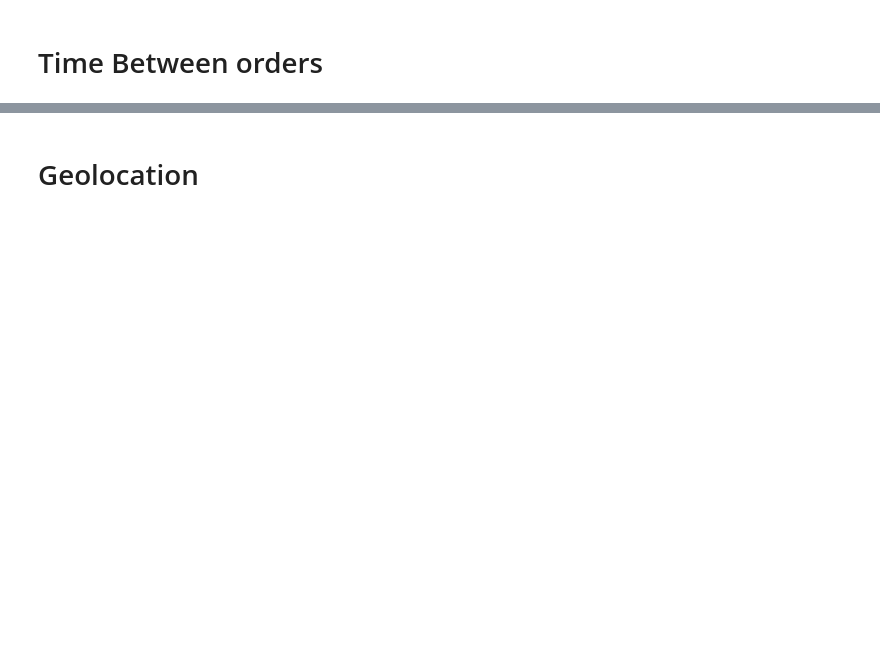
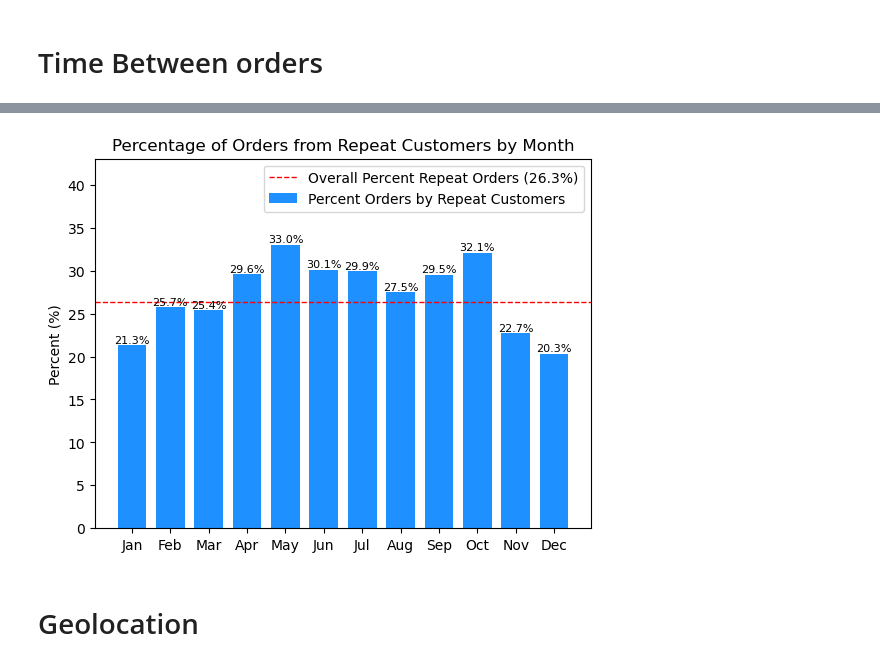
Before and after one commit to olincollege/repeat-order-analysis, a Jupyter notebook: visualization.ipynb, the cells around one changed output, grey strips where cells are left out. Saved outputs shown, nothing was run; the diff lists cells and outputs as text; code cells hidden in the pictures; blank space fills up the shorter version.

```diff
--- a/visualization.ipynb
+++ b/visualization.ipynb
@@ -160,3 +212,27 @@ ValueError: too many values to unpack (expected 2)
+# %%
+percent_repeat_by_month = [(multiple_by_month[i]/(multiple_by_month[i]+single_by_month[i]))*100 for i in range(len(single_by_month))]
+mean_percent_repeat = sum(multiple_by_month)/(sum(single_by_month)+sum(multiple_by_month))*100
+
+months_abbreviations = ["Jan", "Feb", "Mar", "Apr", "May", "Jun", "Jul", "Aug", "Sep", "Oct", "Nov", "Dec"]
+
+fig, ax1 = plt.subplots()
+
+# Bar chart
+bars = ax1.bar(months_abbreviations, percent_repeat_by_month, width=.75, color='dodgerblue', label='Percent Orders by Repeat Customers')
+ax1.axhline(y=mean_percent_repeat, color='red', linestyle='--', linewidth=1, label='Overall Percent Repeat Orders (26.3%)')
+
+# Adding labels to each bar
+labels = [f'{value:.1f}%' for value in percent_repeat_by_month]
+ax1.bar_label(bars, labels=labels, fontsize=8)
+
+ax1.set_ylabel('Percent (%)')
+ax1.set_title('Percentage of Orders from Repeat Customers by Month')
+ax1.set_ylim(0, max(percent_repeat_by_month) + 10)
+
+plt.legend()
+plt.show()
+# %% [output]
+[figure, added]
 # %% [markdown]
 # Geolocation
 # %%
```
Also changed, not shown: parts of 9 cells of this notebook, 2 other files.
